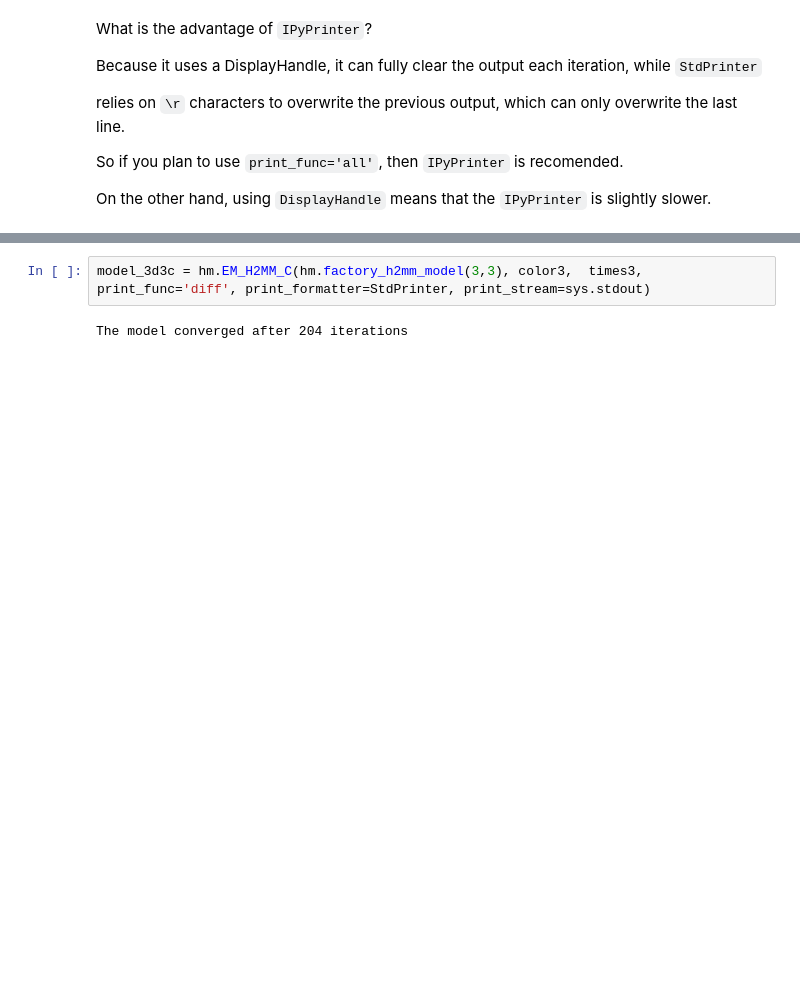
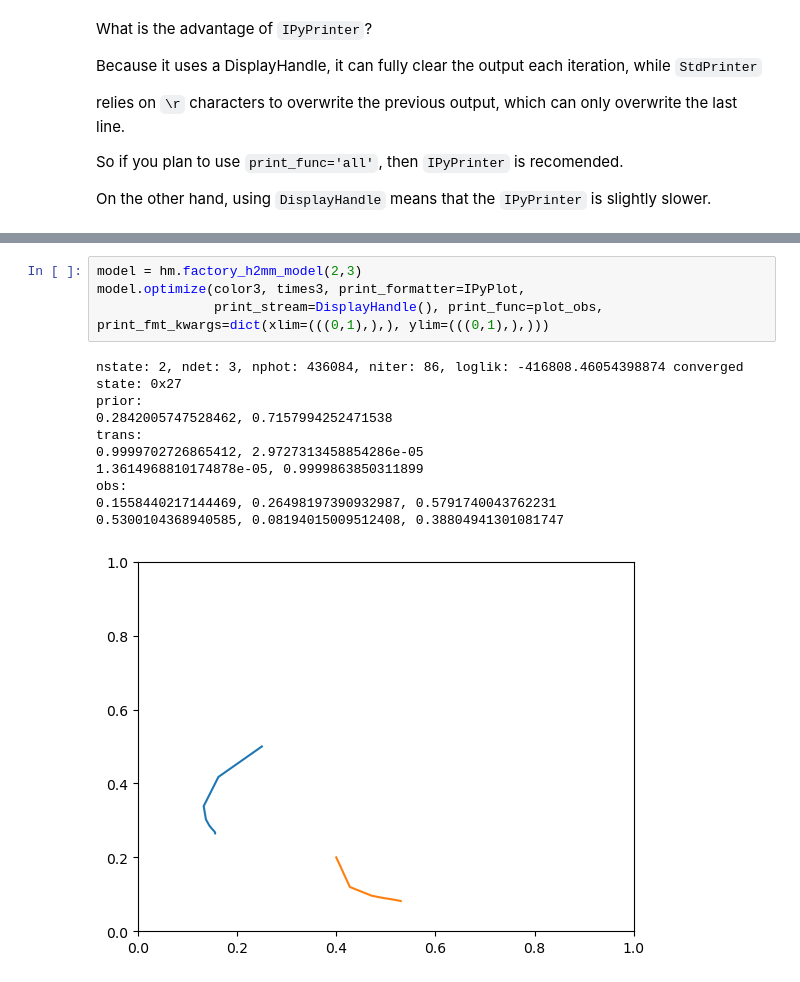
Before and after one commit to harripd/H2MMpythonlib, a Jupyter notebook: docs/source/notebooks/H2MM_DisplayProgress.ipynb, the cells around one changed output, grey strips where cells are left out. Drawn from its saved outputs; the diff is of its cells as text; blank space fills up the shorter version.

Commit message:
Add beta IPyPlot class

```diff
--- a/docs/source/notebooks/H2MM_DisplayProgress.ipynb
+++ b/docs/source/notebooks/H2MM_DisplayProgress.ipynb
@@ -303,4 +400,15 @@ class StdPrinter(hm.Printer):
-# %%
-model_3d3c = hm.EM_H2MM_C(hm.factory_h2mm_model(3,3), color3,  times3, print_func='diff', print_formatter=StdPrinter, print_stream=sys.stdout)
-# %% [output]
-The model converged after 204 iterations
+# %%
+model = hm.factory_h2mm_model(2,3)
+model.optimize(color3, times3, print_formatter=IPyPlot,
+               print_stream=DisplayHandle(), print_func=plot_obs, print_fmt_kwargs=dict(xlim=(((0,1),),), ylim=(((0,1),),)))
+# %% [output]
+nstate: 2, ndet: 3, nphot: 436084, niter: 86, loglik: -416808.46054398874 converged state: 0x27
+prior:
+0.2842005747528462, 0.7157994252471538
+trans:
+0.9999702726865412, 2.9727313458854286e-05
+1.3614968810174878e-05, 0.9999863850311899
+obs:
+0.1558440217144469, 0.26498197390932987, 0.5791740043762231
+0.5300104368940585, 0.08194015009512408, 0.38804941301081747
+[figure, added]
```
Also changed, not shown: parts of 8 cells of this notebook, 8 other files.
